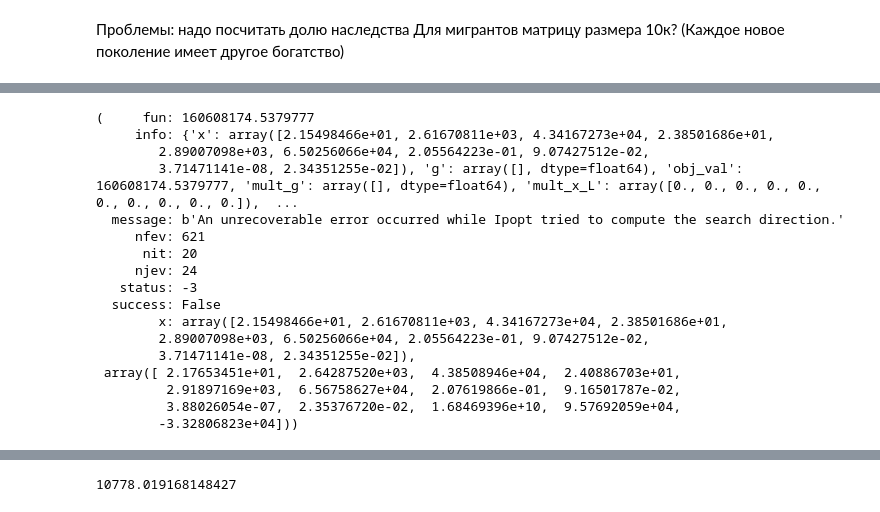
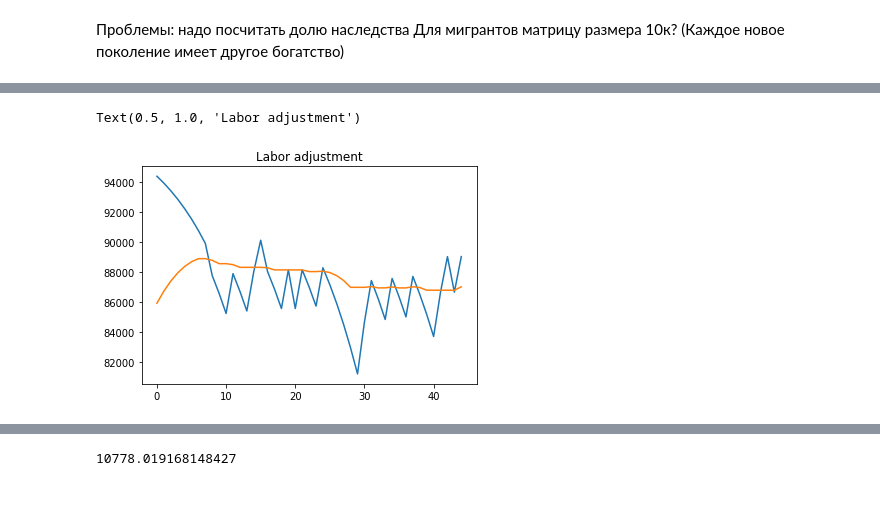
Before and after one commit to mkhlgrv/olg, a Jupyter notebook: steady_state.ipynb, the cells around one changed output, grey strips where cells are left out. Drawn from its saved outputs; the diff is of its cells as text; code cells hidden in the pictures.

```diff
--- a/steady_state.ipynb
+++ b/steady_state.ipynb
@@ -721,20 +764,7 @@ plt.title("Consumption adjustment")
-# %%
-olg.steady_path[-5]
-# %% [output]
-(     fun: 160608174.5379777
-     info: {'x': array([2.15498466e+01, 2.61670811e+03, 4.34167273e+04, 2.38501686e+01,
-        2.89007098e+03, 6.50256066e+04, 2.05564223e-01, 9.07427512e-02,
-        3.71471141e-08, 2.34351255e-02]), 'g': array([], dtype=float64), 'obj_val': 160608174.5379777, 'mult_g': array([], dtype=float64), 'mult_x_L': array([0., 0., 0., 0., 0., 0., 0., 0., 0., 0.]),  ...
-  message: b'An unrecoverable error occurred while Ipopt tried to compute the search direction.'
-     nfev: 621
-      nit: 20
-     njev: 24
-   status: -3
-  success: False
-        x: array([2.15498466e+01, 2.61670811e+03, 4.34167273e+04, 2.38501686e+01,
-        2.89007098e+03, 6.50256066e+04, 2.05564223e-01, 9.07427512e-02,
-        3.71471141e-08, 2.34351255e-02]),
- array([ 2.17653451e+01,  2.64287520e+03,  4.38508946e+04,  2.40886703e+01,
-         2.91897169e+03,  6.56758627e+04,  2.07619866e-01,  9.16501787e-02,
-         3.88026054e-07,  2.35376720e-02,  1.68469396e+10,  9.57692059e+04,
-        -3.32806823e+04]))
+# %%
+plt.plot([item[1][11] for i, item in enumerate(olg.steady_path)])
+plt.plot([item[1][2]+item[1][5] for i, item in enumerate(olg.steady_path)])
+plt.title("Labor adjustment")
+# %% [output]
+Text(0.5, 1.0, 'Labor adjustment')
+[figure, added]
```
Also changed, not shown: parts of 16 cells of this notebook.
